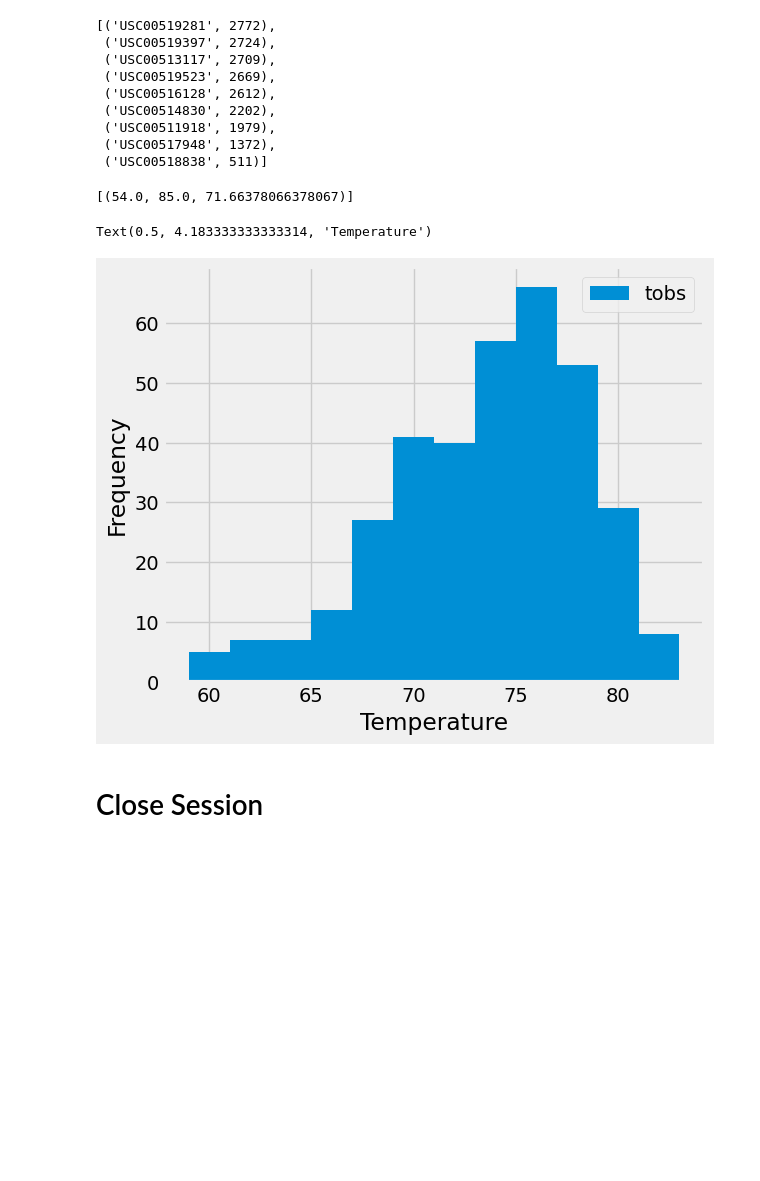
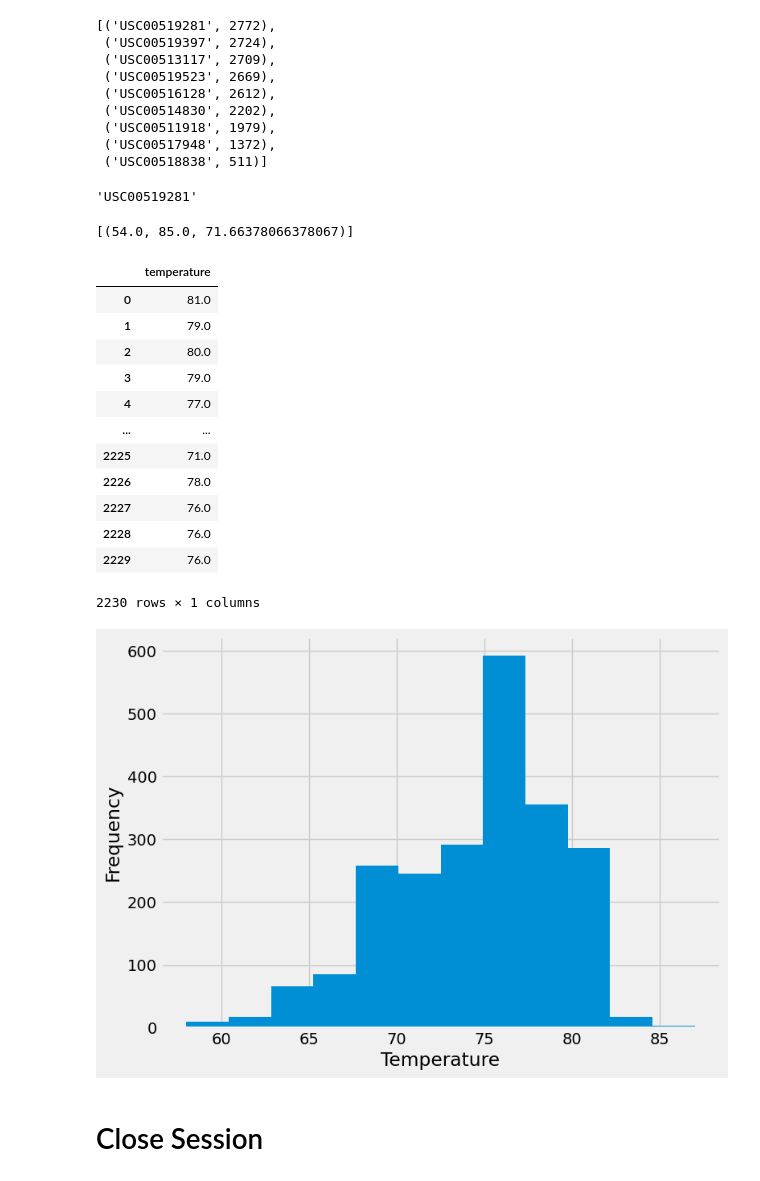
Before and after one commit to Deepika-GH/Module-10-SQLAlchemy_challenge, a Jupyter notebook: SurfsUp/climate_starter.ipynb, the cells around one changed output. Saved outputs shown, nothing was run; the diff lists cells and outputs as text; code cells hidden in the pictures; blank space fills up the shorter version.

```diff
--- a/SurfsUp/climate_starter.ipynb
+++ b/SurfsUp/climate_starter.ipynb
@@ -124,5 +129,11 @@ summary_stats
  ('USC00511918', 1979),
  ('USC00517948', 1372),
  ('USC00518838', 511)]
+# %%
+# Filter the most active station from previous list
+most_active_sation=active_stations[0][0]
+most_active_sation
+# %% [output]
+'USC00519281'
 # %%
 # Using the most active station id from the previous query, calculate the lowest, highest, and average temperature.
@@ -129,11 +144,44 @@ summary_stats
 # %% [output]
 [(54.0, 85.0, 71.66378066378067)]
 # %%
-# Using the most active station id
 # Query the last 12 months of temperature observation data for this station and plot the results as a histogram
+results = session.query(measurement.tobs).filter(measurement.date >= date_a_year_back).all()
+
+# Extract the temperature values from the results
+temperatures = pd.DataFrame({"temperature":[result[0] for result in results]})
+temperatures
 # %% [output]
+|  | temperature |
+| 0 | 81.0 |
+| 1 | 79.0 |
+| 2 | 80.0 |
+| 3 | 79.0 |
+| 4 | 77.0 |
+| ... | ... |
+| 2225 | 71.0 |
+| 2226 | 78.0 |
+| 2227 | 76.0 |
+| 2228 | 76.0 |
+| 2229 | 76.0 |
-Text(0.5, 4.183333333333314, 'Temperature')
+2230 rows × 1 columns
-[figure, removed]
+# %%
+# Using the most active station id
+# Query the last 12 months of temperature observation data for this station and plot the results as a histogram
+results = session.query(measurement.tobs).filter(measurement.date >=date_a_year_back).all()
+
+# Extract the temperature values from the results and save it as dataframe
+temperatures_df = pd.DataFrame({"Temperature":[result[0] for result in results]})
+temperatures_df
+
+
+# Plot the results as a histogram
+plt.figure(figsize=(8, 6))
+temperatures_df['Temperature'].plot.hist(bins=12)
+plt.xlabel("Temperature")
+plt.ylabel("Frequency")
+plt.show()
+# %% [output]
+[figure, added]
 # %% [markdown]
 # Close Session
 # %%
```
Also changed, not shown: parts of 3 cells of this notebook.
